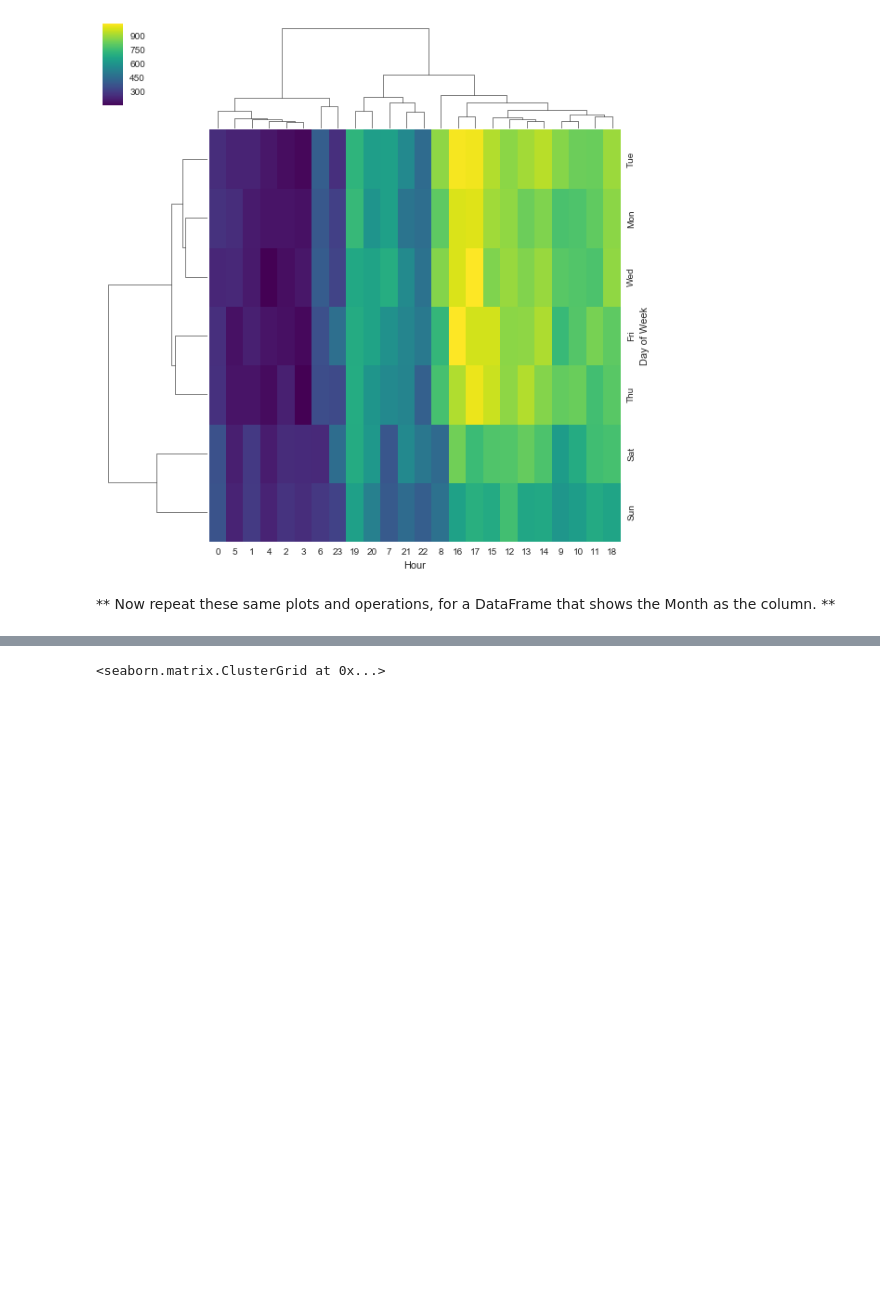
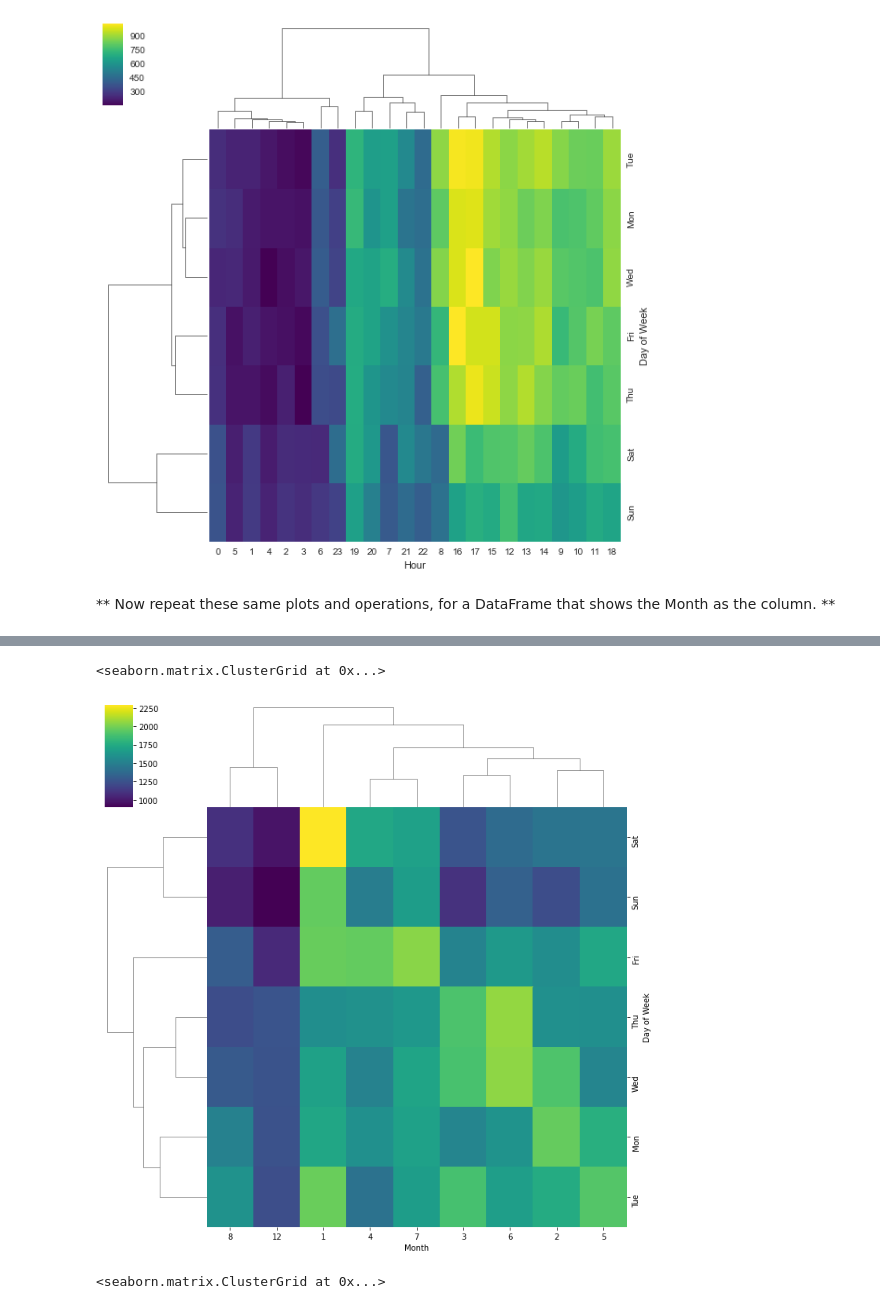
Before and after one commit to crussell24/Python-For-Data-Science, a Jupyter notebook: 911 Capstone/01-911 Calls Data Capstone Project.ipynb, the cells around one changed output, grey strips where cells are left out. Cells and saved outputs as stored; diff of their text form; code cells hidden in the pictures; blank space fills up the shorter version.

```diff
--- a/911 Capstone/01-911 Calls Data Capstone Project.ipynb
+++ b/911 Capstone/01-911 Calls Data Capstone Project.ipynb
@@ -433,3 +443,8 @@ ____
+# %%
+sns.clustermap(data=dayMonth,cmap='viridis')
+# %% [output]
+<seaborn.matrix.ClusterGrid at 0x...>
+[figure, added]
 # %%
 # %% [output]
 <seaborn.matrix.ClusterGrid at 0x...>
```
Also changed, not shown: parts of 12 cells of this notebook.
